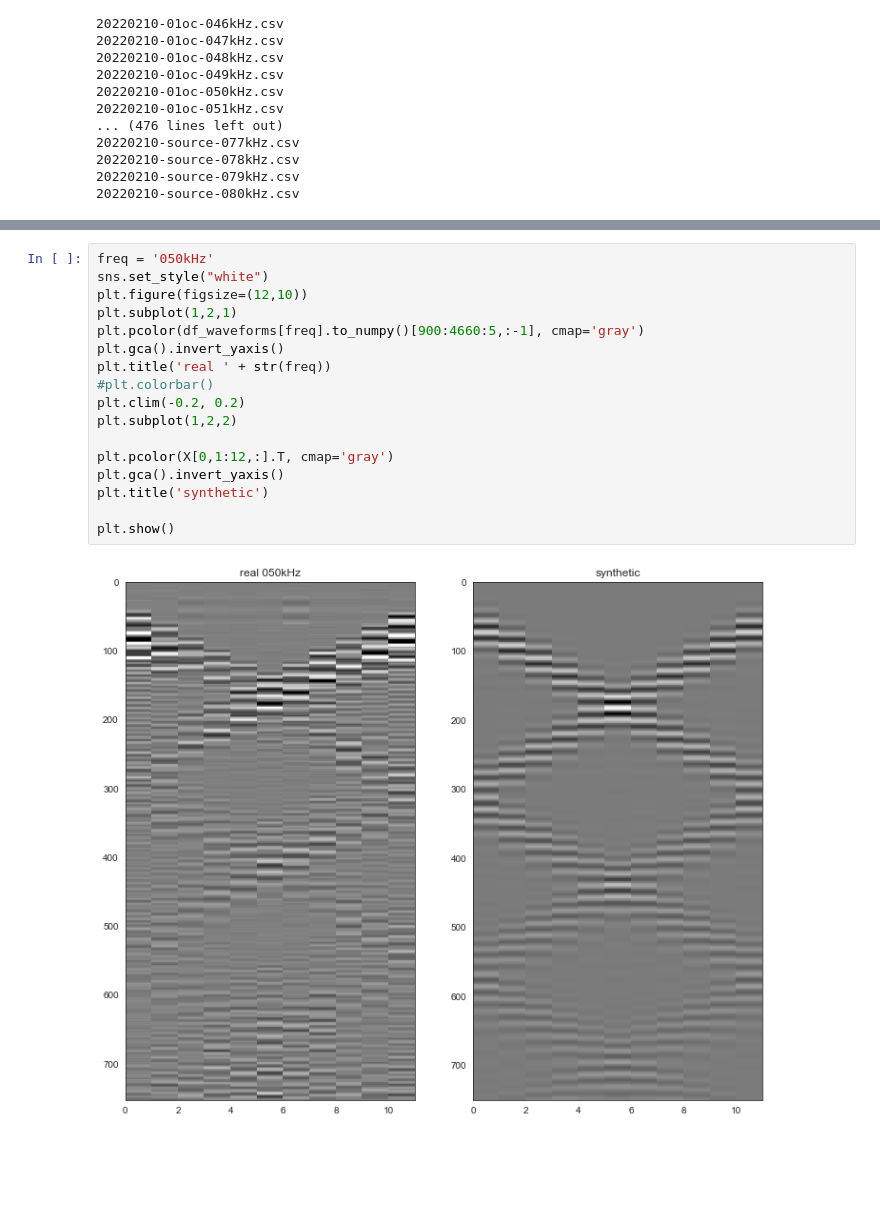
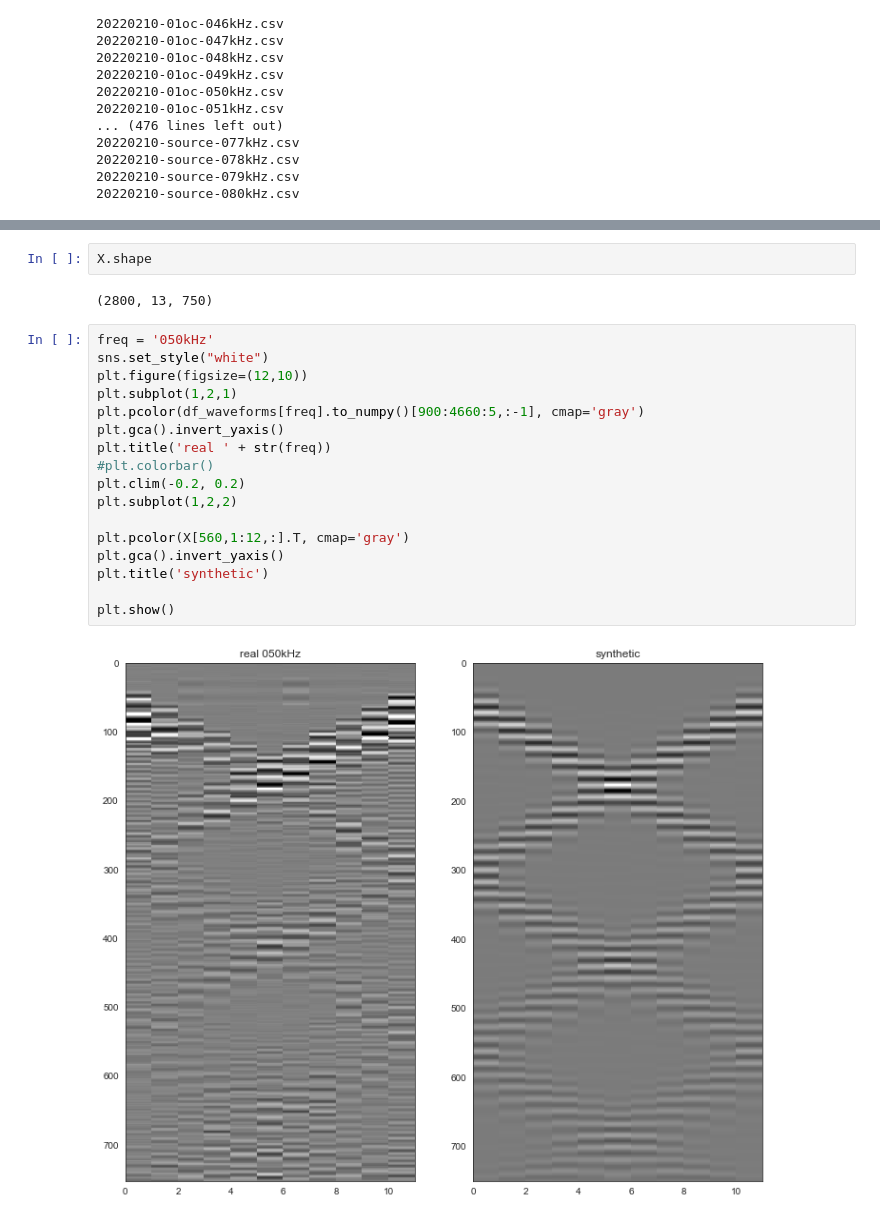
Before and after one commit to MagnsW/realisticPipeML, a Jupyter notebook: notebooks/05_synth_real_comp.ipynb, the cells around one changed output, grey strips where cells are left out. Cells and saved outputs as stored; diff of their text form; blank space fills up the shorter version.

```diff
--- a/notebooks/05_synth_real_comp.ipynb
+++ b/notebooks/05_synth_real_comp.ipynb
@@ -83,19 +101,23 @@ df_waveforms, df_time = read_data.read_waveforms(realdatapath)
+# %%
+X.shape
+# %% [output]
+(2800, 13, 750)
 # %%
 freq = '050kHz'
 sns.set_style("white")
 plt.figure(figsize=(12,10))
 plt.subplot(1,2,1)
 plt.pcolor(df_waveforms[freq].to_numpy()[900:4660:5,:-1], cmap='gray')
 plt.gca().invert_yaxis()
 plt.title('real ' + str(freq))
 #plt.colorbar()
 plt.clim(-0.2, 0.2)
 plt.subplot(1,2,2)
 
-plt.pcolor(X[0,1:12,:].T, cmap='gray')
+plt.pcolor(X[560,1:12,:].T, cmap='gray')
 plt.gca().invert_yaxis()
 plt.title('synthetic')
 
 plt.show()
 # %% [output]
-[figure, old version]
+[figure, new version]
```
Also changed, not shown: parts of 2 cells of this notebook, 3 other files.
